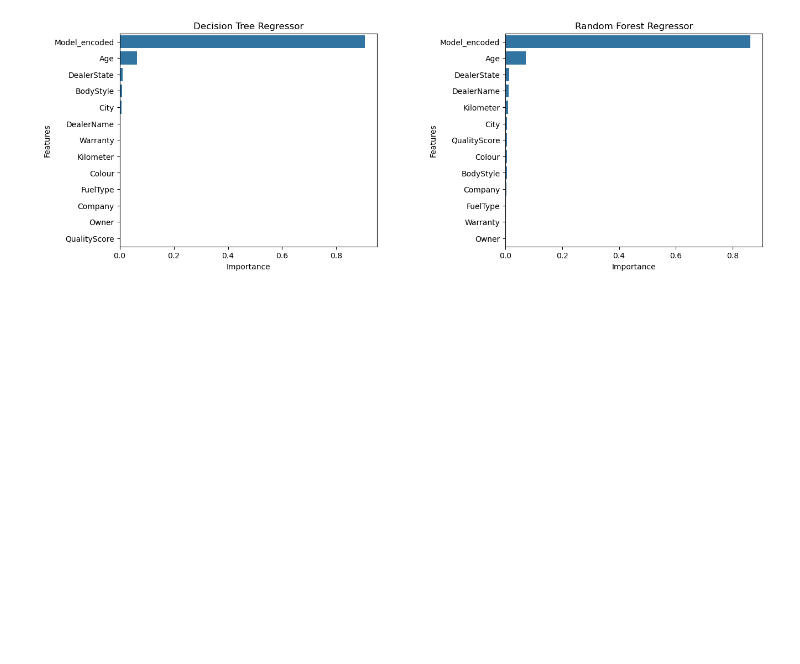
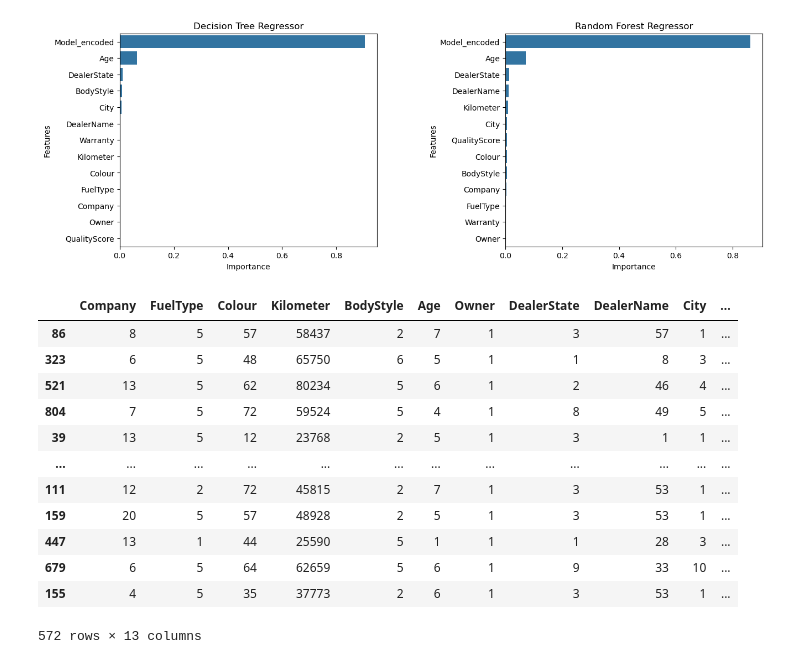
Before and after one commit to shriansh8619/Used-Car-Price-Prediction, a Jupyter notebook: Used_Car_Price_Prediction.ipynb, the cells around one changed output. Cells and saved outputs as stored; diff of their text form; code cells hidden in the pictures; blank space fills up the shorter version.

```diff
--- a/Used_Car_Price_Prediction.ipynb
+++ b/Used_Car_Price_Prediction.ipynb
@@ -524,0 +529,16 @@ Text(0.5, 1.0, 'Random Forest Regressor')
+# %%
+X_train
+# %% [output]
+|  | Company | FuelType | Colour | Kilometer | BodyStyle | Age | Owner | DealerState | DealerName | City | ... |
+| 86 | 8 | 5 | 57 | 58437 | 2 | 7 | 1 | 3 | 57 | 1 | ... |
+| 323 | 6 | 5 | 48 | 65750 | 6 | 5 | 1 | 1 | 8 | 3 | ... |
+| 521 | 13 | 5 | 62 | 80234 | 5 | 6 | 1 | 2 | 46 | 4 | ... |
+| 804 | 7 | 5 | 72 | 59524 | 5 | 4 | 1 | 8 | 49 | 5 | ... |
+| 39 | 13 | 5 | 12 | 23768 | 2 | 5 | 1 | 3 | 1 | 1 | ... |
+| ... | ... | ... | ... | ... | ... | ... | ... | ... | ... | ... | ... |
+| 111 | 12 | 2 | 72 | 45815 | 2 | 7 | 1 | 3 | 53 | 1 | ... |
+| 159 | 20 | 5 | 57 | 48928 | 2 | 5 | 1 | 3 | 53 | 1 | ... |
+| 447 | 13 | 1 | 44 | 25590 | 5 | 1 | 1 | 1 | 28 | 3 | ... |
+| 679 | 6 | 5 | 64 | 62659 | 5 | 6 | 1 | 9 | 33 | 10 | ... |
+| 155 | 4 | 5 | 35 | 37773 | 2 | 6 | 1 | 3 | 53 | 1 | ... |
+572 rows × 13 columns
```
Also changed, not shown: parts of 1 cell of this notebook.
